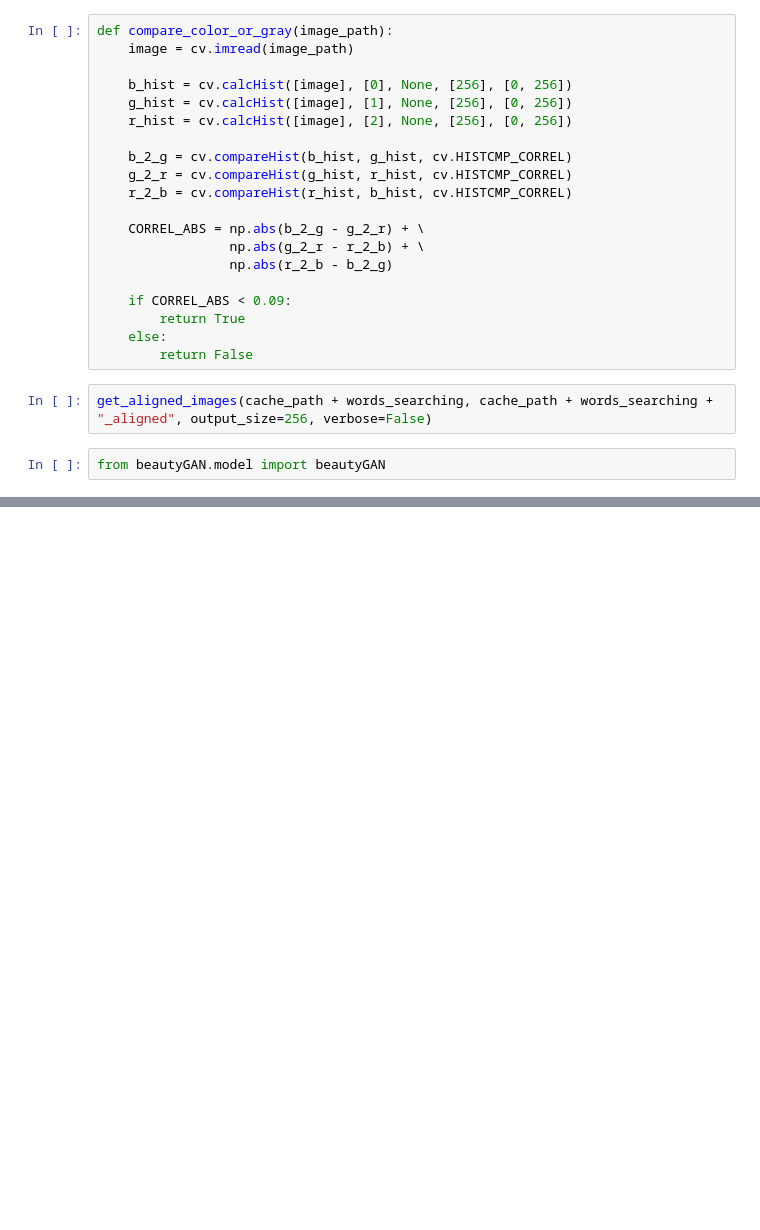
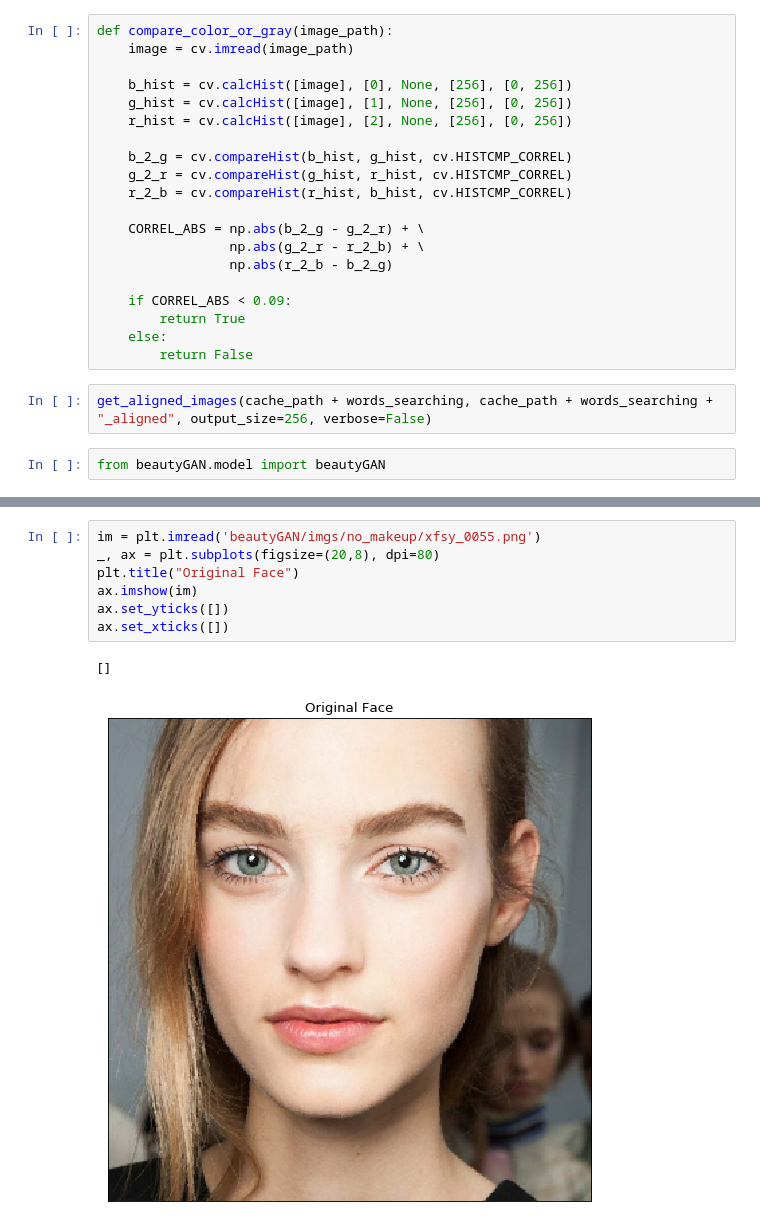
Before and after one commit to tang-ji/makeup-helper, a Jupyter notebook: test-face-alignment.ipynb, the cells around one changed output, grey strips where cells are left out. Cells and saved outputs as stored; diff of their text form; blank space fills up the shorter version.

```diff
--- a/test-face-alignment.ipynb
+++ b/test-face-alignment.ipynb
@@ -142,0 +118,10 @@ ax.set_xticks([])
+# %%
+im = plt.imread('beautyGAN/imgs/no_makeup/xfsy_0055.png')
+_, ax = plt.subplots(figsize=(20,8), dpi=80)
+plt.title("Original Face")
+ax.imshow(im)
+ax.set_yticks([])
+ax.set_xticks([])
+# %% [output]
+[]
+[figure, added]
```
Also changed, not shown: parts of 13 cells of this notebook, 3 other files.
